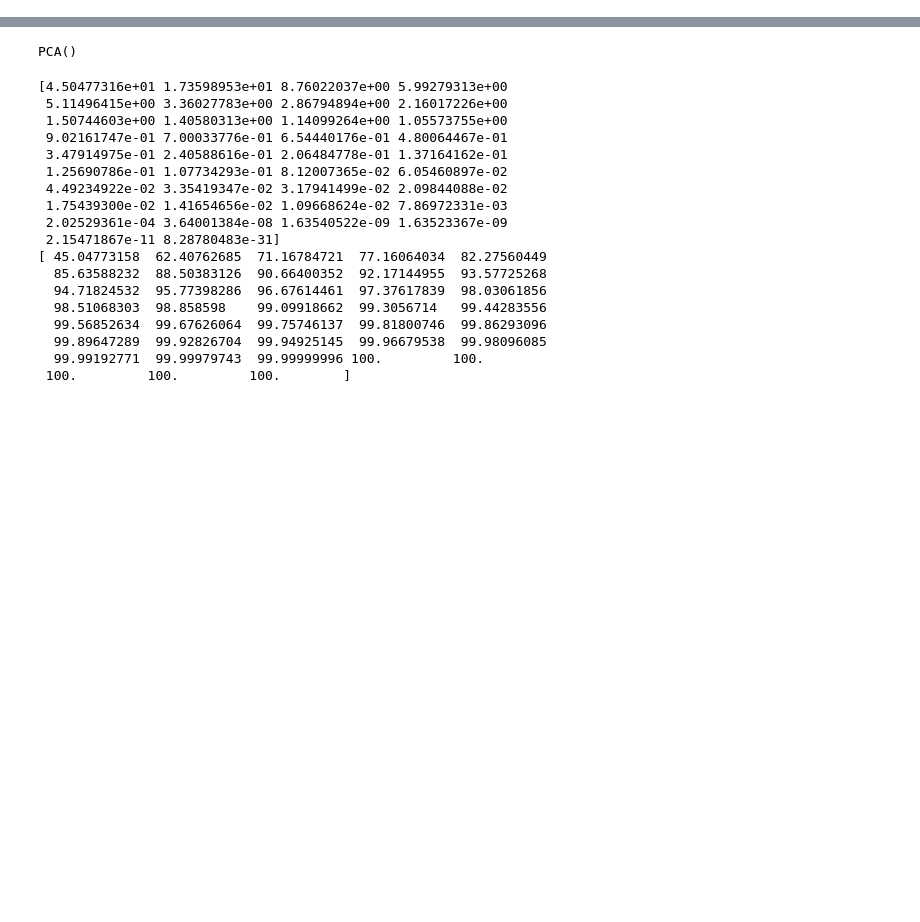
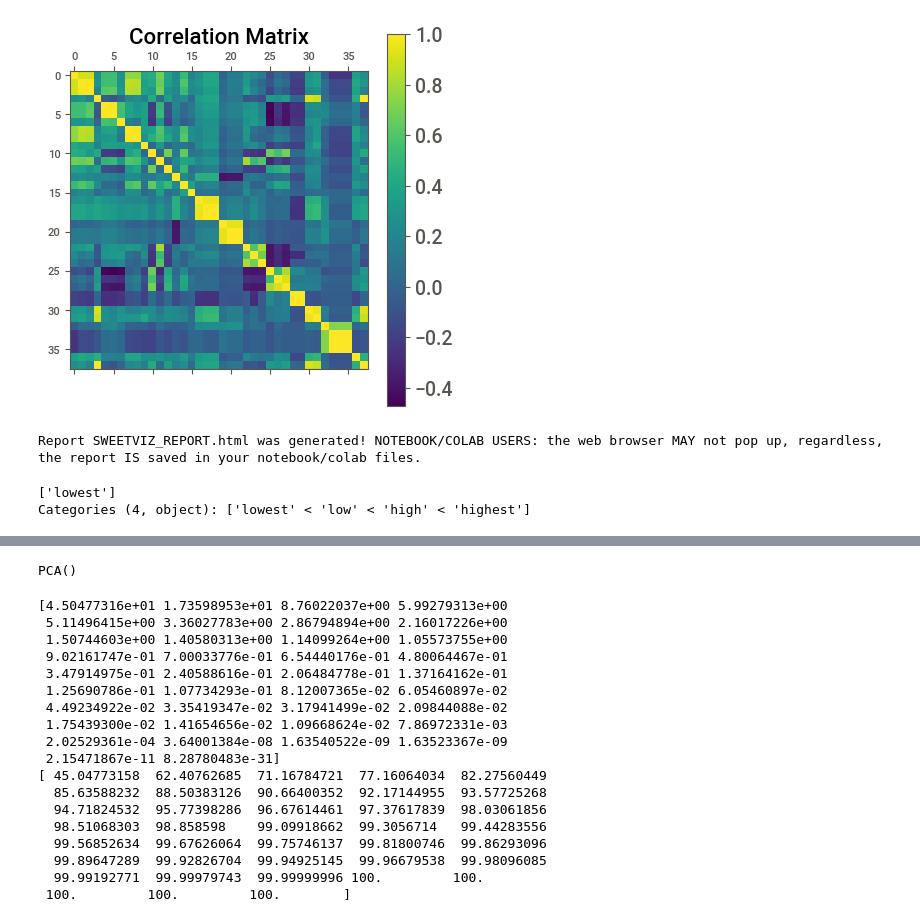
Before and after one commit to eyadissa/NBA-Player-Classification, a Jupyter notebook: code/players_justin.ipynb, the cells around one changed output, grey strips where cells are left out. Drawn from its saved outputs; the diff is of its cells as text; code cells hidden in the pictures; blank space fills up the shorter version.

```diff
--- a/code/players_justin.ipynb
+++ b/code/players_justin.ipynb
@@ -54,3 +107,11 @@ feature_col_names = feature_subset.columns
+# %%
+plt.matshow(feature_subset.corr())
+cb = plt.colorbar()
+cb.ax.tick_params(labelsize=14)
+plt.title('Correlation Matrix', fontsize=16);
+plt.show()
+# %% [output]
+[figure, added]
 # %%
 #cast the features onto the same 0 to 1 scale
 scalar = MinMaxScaler(feature_range=(0,1))
@@ -58,0 +122,4 @@ scaled_features = pd.DataFrame(scaled_features, columns=feature_col_names)
+# %%
+splayer_eda.show_html()
+# %% [output]
+Report SWEETVIZ_REPORT.html was generated! NOTEBOOK/COLAB USERS: the web browser MAY not pop up, regardless, the report IS saved in your notebook/colab files.
@@ -58,0 +130,8 @@ scaled_features = pd.DataFrame(scaled_features, columns=feature_col_names)
+# %%
+bin_edges = [0,25,50,75,100]
+tiers = ['lowest', "low", 'high', 'highest']
+team_stats['WPCT_tier'] = pd.cut(team_stats['W_PCT'], bins=bin_edges, labels=tiers)
+team_stats['WPCT_tier'].unique()
+# %% [output]
+['lowest']
+Categories (4, object): ['lowest' < 'low' < 'high' < 'highest']
```
Also changed, not shown: parts of 16 cells of this notebook, 7 other files.
